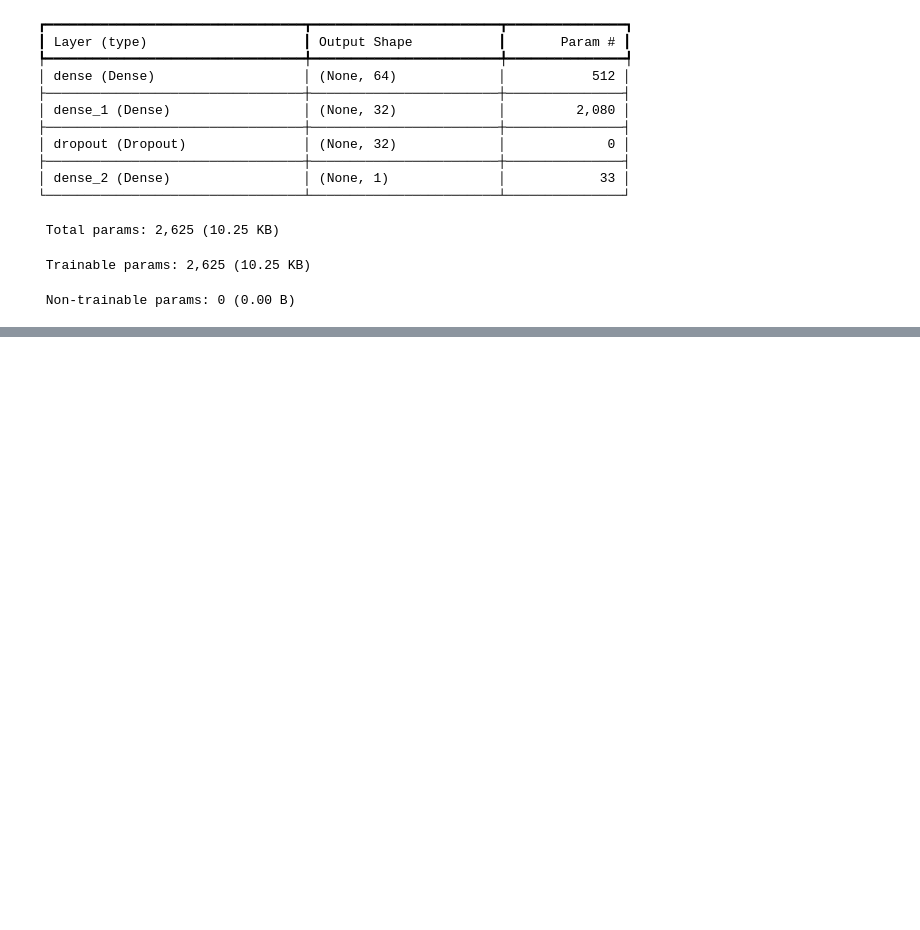
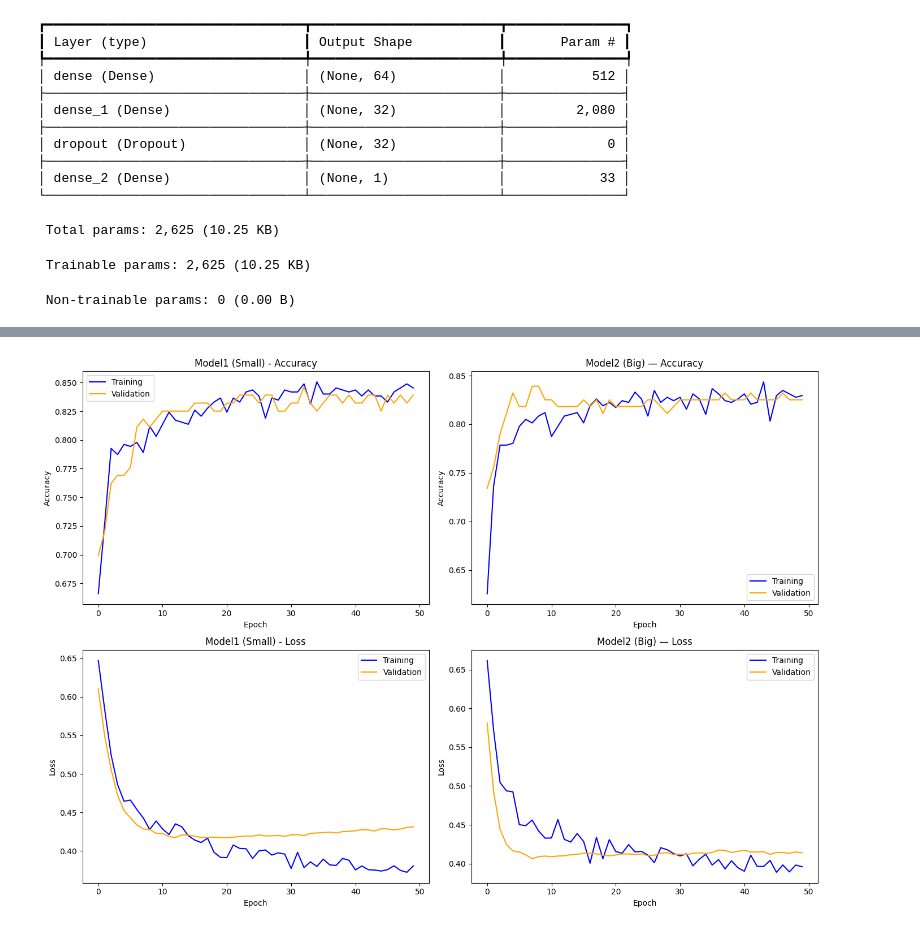
Before and after one commit to OnyisoChris/Machine-Learning, a Jupyter notebook: MLPython.ipynb, the cells around one changed output, grey strips where cells are left out. Drawn from its saved outputs; the diff is of its cells as text; code cells hidden in the pictures; blank space fills up the shorter version.

```diff
--- a/MLPython.ipynb
+++ b/MLPython.ipynb
@@ -1186,0 +1207,16 @@ Epoch 50/50
+# %%
+# Compile model2
+model2.compile(
+    optimizer="adam",
+    loss="binary_crossentropy",
+    metrics=["accuracy"]
+)
+
+# Train model2
+history2 = model2.fit(
+    X_train, y_train,
+    epochs=50,
+    batch_size=32,
+    validation_split=0.2,
+    verbose=1
+)
@@ -1186,0 +1241,42 @@ Epoch 50/50
+# %%
+# Visualizing them both, side by side
+import matplotlib.pyplot as plt
+
+fig, axes = plt.subplots(2, 2, figsize=(14, 10))
+
+# Model 1 accuracy
+axes[0,0].plot(history.history["accuracy"], color="blue", label="Training")
+axes[0,0].plot(history.history["val_accuracy"], color="orange", label="Validation")
+axes[0,0].set_title("Model1 (Small) - Accuracy")
+axes[0,0].set_xlabel("Epoch")
+axes[0,0].set_ylabel("Accuracy")
+axes[0,0].legend()
+
+# Model 2 Accuracy
+axes[0,1].plot(history2.history["accuracy"], color="blue", label="Training")
+axes[0,1].plot(history2.history["val_accuracy"], color="orange", label="Validation")
+axes[0,1].set_title("Model2 (Big) — Accuracy")
+axes[0,1].set_xlabel("Epoch")
+axes[0,1].set_ylabel("Accuracy")
+axes[0,1].legend()
+
+# Model 1 loss
+axes[1,0].plot(history.history["loss"], color="blue", label="Training")
+axes[1,0].plot(history.history["val_loss"], color="orange", label="Validation")
+axes[1,0].set_title("Model1 (Small) - Loss")
+axes[1,0].set_xlabel("Epoch")
+axes[1,0].set_ylabel("Loss")
+axes[1,0].legend()
+
+# Model 2 Loss
+axes[1,1].plot(history2.history["loss"], color="blue", label="Training")
+axes[1,1].plot(history2.history["val_loss"], color="orange", label="Validation")
+axes[1,1].set_title("Model2 (Big) — Loss")
+axes[1,1].set_xlabel("Epoch")
+axes[1,1].set_ylabel("Loss")
+axes[1,1].legend()
+
+plt.tight_layout()
+plt.show()
+# %% [output]
+[figure, added]
```
Also changed, not shown: parts of 6 cells of this notebook.
